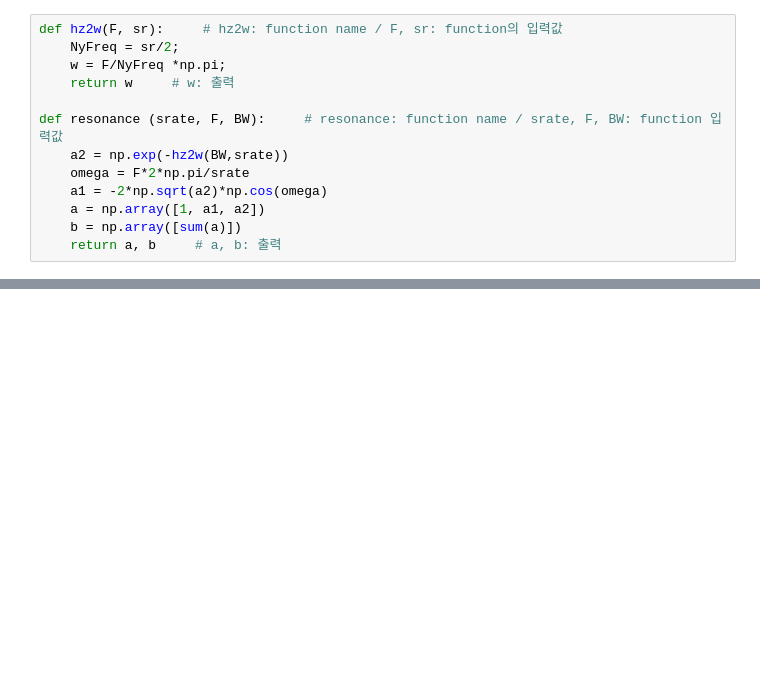
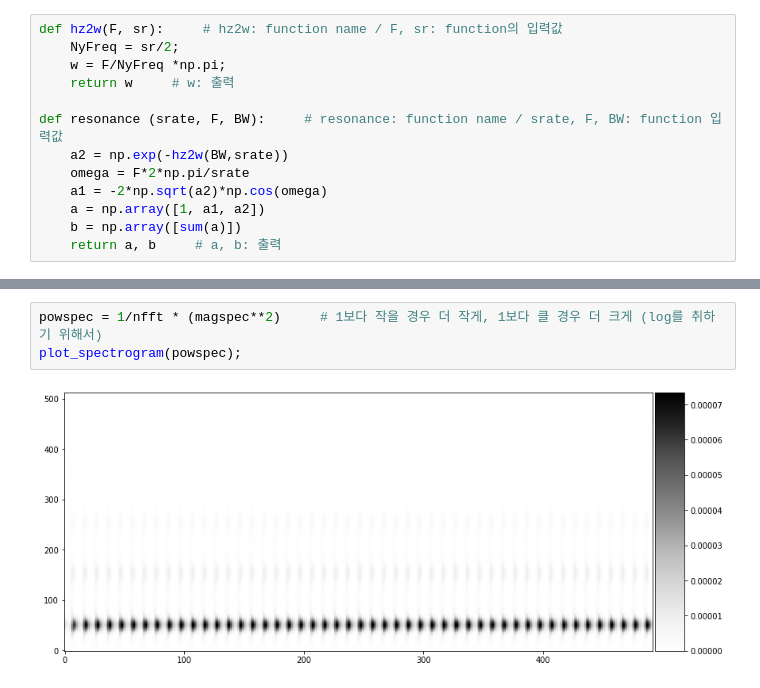
Before and after one commit to jinyoung821/class2019Fall, a Jupyter notebook: English Phonology.ipynb, the cells around one changed output, grey strips where cells are left out. Drawn from its saved outputs; the diff is of its cells as text; blank space fills up the shorter version.

```diff
--- a/English Phonology.ipynb
+++ b/English Phonology.ipynb
@@ -923,0 +1029,5 @@ ipd.Audio(s, rate=sr)     # 입술이 있는 상태
+# %%
+powspec = 1/nfft * (magspec**2)     # 1보다 작을 경우 더 작게, 1보다 클 경우 더 크게 (log를 취하기 위해서)
+plot_spectrogram(powspec);
+# %% [output]
+[figure, added]
```
Also changed, not shown: parts of 17 cells of this notebook, 1 other file.
